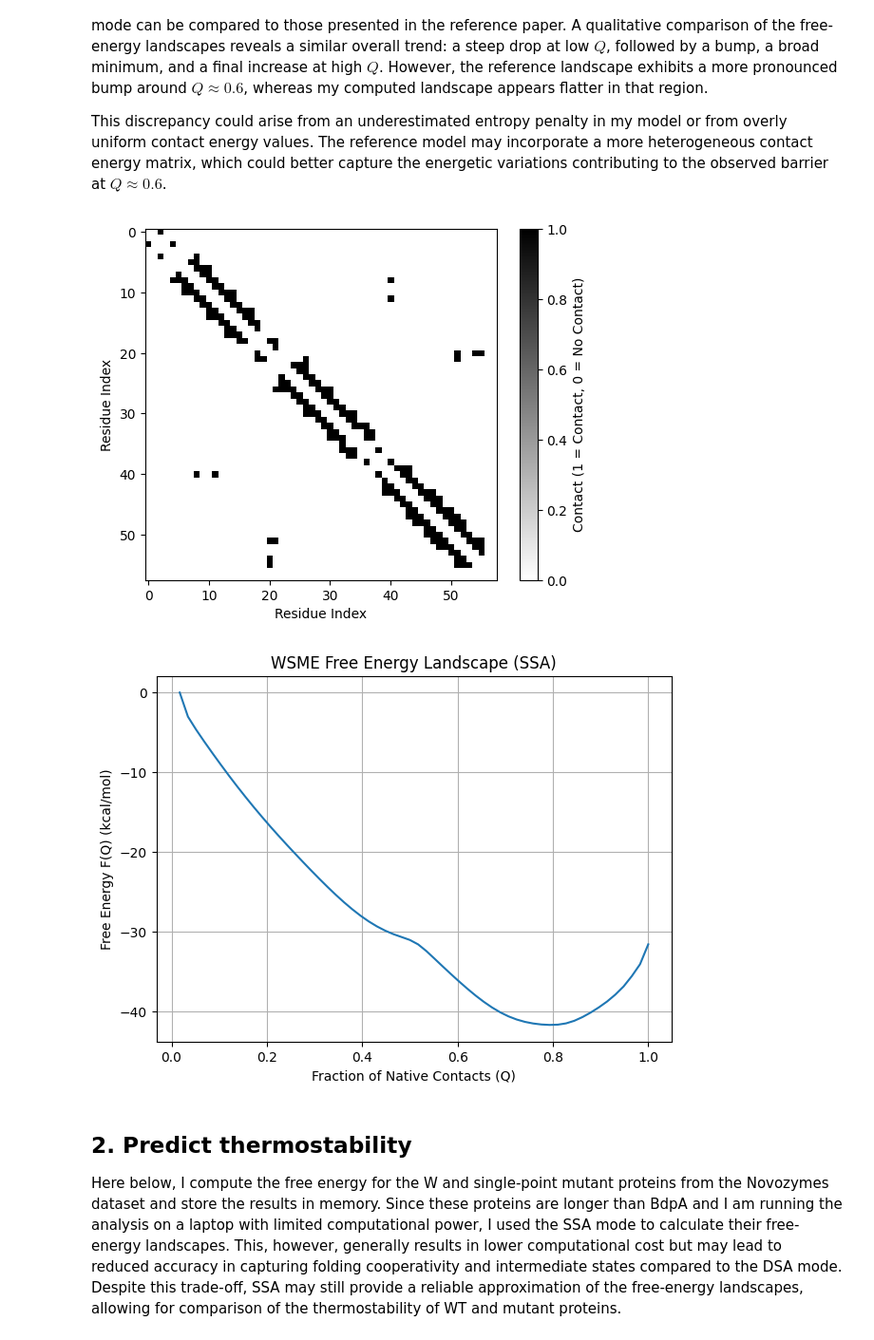
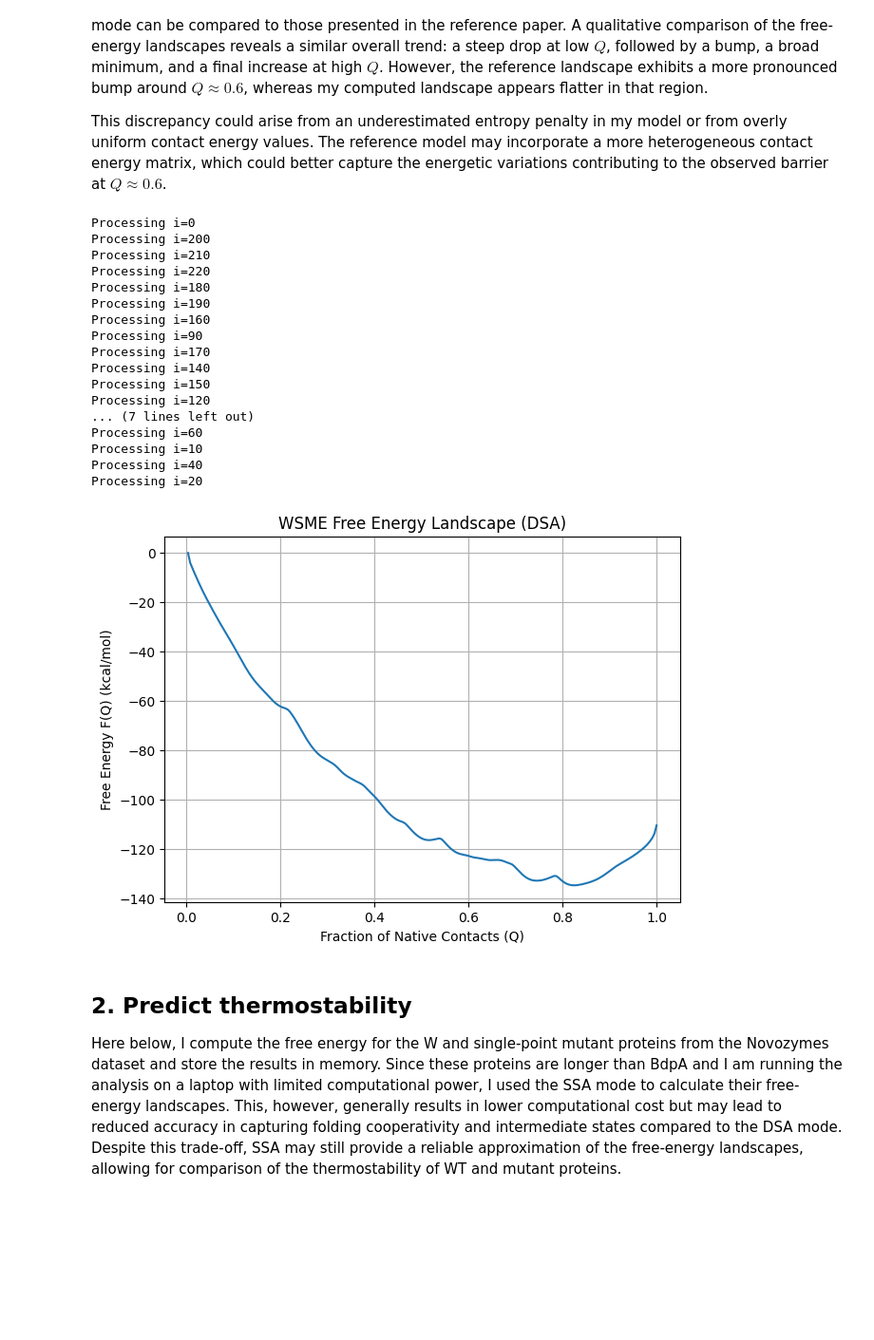
Before and after one commit to aleromualdi/WSME-ts, a Jupyter notebook: single-point-mutants.ipynb, the cells around one changed output. Shown: that part at 95% size. Drawn from its saved outputs; the diff is of its cells as text; code cells hidden in the pictures; blank space fills up the shorter version.

```diff
--- a/single-point-mutants.ipynb
+++ b/single-point-mutants.ipynb
@@ -39,39 +39,58 @@ Here, I test the model on the BdpA protein, which is also analyzed in the refere
 
 This discrepancy could arise from an underestimated entropy penalty in my model or from overly uniform contact energy values. The reference model may incorporate a more heterogeneous contact energy matrix, which could better capture the energetic variations contributing to the observed barrier at $Q≈0.6$.
 # %%
+%load_ext autoreload
+%autoreload 2
+
 from Bio import PDB
 import matplotlib.pyplot as plt
 from src.utils import extract_C_alpha, compute_contact_map
-from src.wsme import compute_partition_function_Q_DSA, compute_free_energy_DSA
+from src.wsme import compute_partition_function_Q_SSA, compute_partition_function_Q_DSA, compute_free_energy
 
 DATA_DIR = 'data'
 
 parser = PDB.PDBParser(QUIET=True)
-structure = parser.get_structure("Protein", "data/7urj.pdb")
+# structure = parser.get_structure("Protein", "data/7urj.pdb")
+structure = parser.get_structure("Protein", "data/wt.pdb")
 
 coords, residues = extract_C_alpha(structure)
 contact_map = compute_contact_map(coords, cutoff=6.0)
 
-plt.imshow(contact_map, cmap="gray_r", origin="upper")
-plt.colorbar(label="Contact (1 = Contact, 0 = No Contact)")
-plt.xlabel("Residue Index")
-plt.ylabel("Residue Index")
-plt.show()
+# plt.imshow(contact_map, cmap="gray_r", origin="upper")
+# plt.colorbar(label="Contact (1 = Contact, 0 = No Contact)")
+# plt.xlabel("Residue Index")
+# plt.ylabel("Residue Index")
+# plt.show()
 
-Z_Q_SSA = compute_partition_function_Q_DSA(contact_map, entropy_penalty=-4./1000, contact_energy = -1.)
-
-Q_values, F_values = compute_free_energy_DSA(Z_Q_SSA, temperature=310)
+Z_Q = compute_partition_function_Q_DSA(contact_map, entropy_penalty=-4./1000, contact_energy = -1.)
+Q, F = compute_free_energy(Z_Q, temperature=310)
 
 plt.figure(figsize=(7,5))
-plt.plot(Q_values, F_values)
+plt.plot(Q, F)
 plt.xlabel("Fraction of Native Contacts (Q)")
 plt.ylabel("Free Energy F(Q) (kcal/mol)")
-plt.title("WSME Free Energy Landscape (SSA)")
+plt.title("WSME Free Energy Landscape (DSA)")
 plt.grid()
-plt.show()
+# plt.show()
 # %% [output]
+Processing i=0
+Processing i=200
+Processing i=210
+Processing i=220
+Processing i=180
+Processing i=190
+Processing i=160
+Processing i=90
+Processing i=170
+Processing i=140
+Processing i=150
+Processing i=120
+... (7 lines left out)
+Processing i=60
+Processing i=10
+Processing i=40
+Processing i=20
-[figure, old version]
+[figure, new version]
-[figure, removed]
 # %% [markdown]
 ## 2. Predict thermostability
 
```
Also changed, not shown: parts of 5 cells of this notebook.
